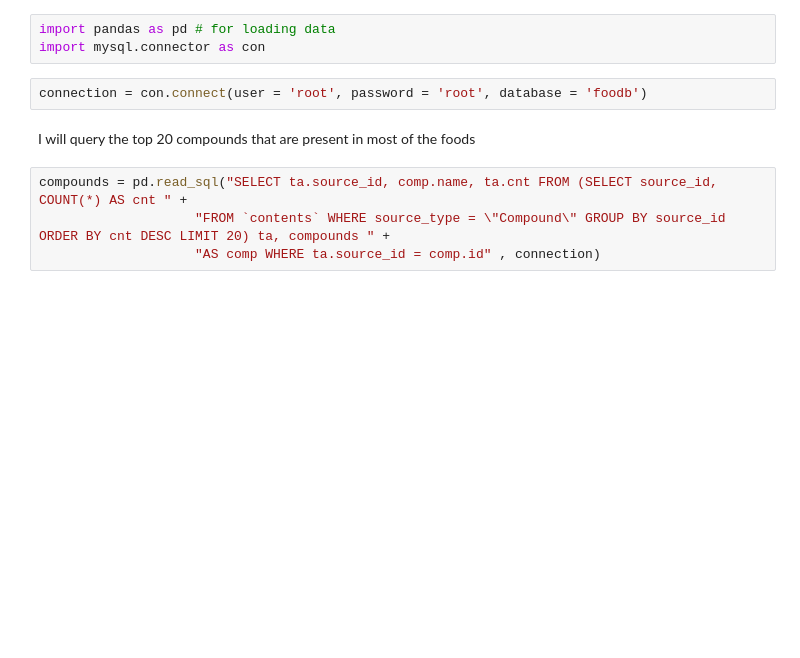
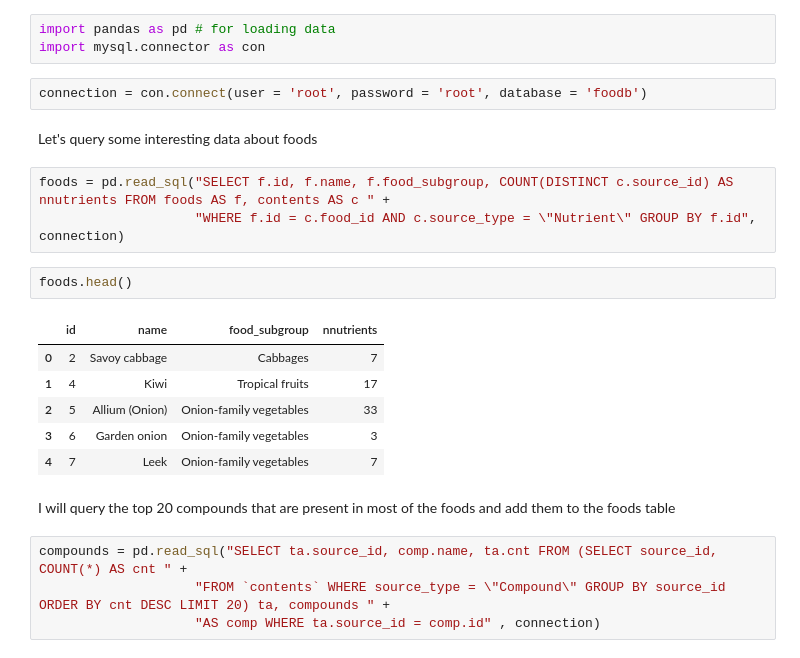
Before and after one commit to himamis/va-lab-project, a Jupyter notebook: Foods.ipynb, the cells around one changed output. Cells and saved outputs as stored; diff of their text form; blank space fills up the shorter version.

```diff
--- a/Foods.ipynb
+++ b/Foods.ipynb
@@ -5,8 +5,22 @@ import pandas as pd # for loading data
 import mysql.connector as con
 # %%
 connection = con.connect(user = 'root', password = 'root', database = 'foodb')
+# %% [markdown]
+Let's query some interesting data about foods
+# %%
+foods = pd.read_sql("SELECT f.id, f.name, f.food_subgroup, COUNT(DISTINCT c.source_id) AS nnutrients FROM foods AS f, contents AS c " +
+                    "WHERE f.id = c.food_id AND c.source_type = \"Nutrient\" GROUP BY f.id", connection)
+# %%
+foods.head()
+# %% [output]
+|  | id | name | food_subgroup | nnutrients |
+| 0 | 2 | Savoy cabbage | Cabbages | 7 |
+| 1 | 4 | Kiwi | Tropical fruits | 17 |
+| 2 | 5 | Allium (Onion) | Onion-family vegetables | 33 |
+| 3 | 6 | Garden onion | Onion-family vegetables | 3 |
+| 4 | 7 | Leek | Onion-family vegetables | 7 |
 # %% [markdown]
-I will query the top 20 compounds that are present in most of the foods
+I will query the top 20 compounds that are present in most of the foods and add them to the foods table
 # %%
 compounds = pd.read_sql("SELECT ta.source_id, comp.name, ta.cnt FROM (SELECT source_id, COUNT(*) AS cnt " +
                     "FROM `contents` WHERE source_type = \"Compound\" GROUP BY source_id ORDER BY cnt DESC LIMIT 20) ta, compounds " +
```
Also changed, not shown: parts of 3 cells of this notebook.
